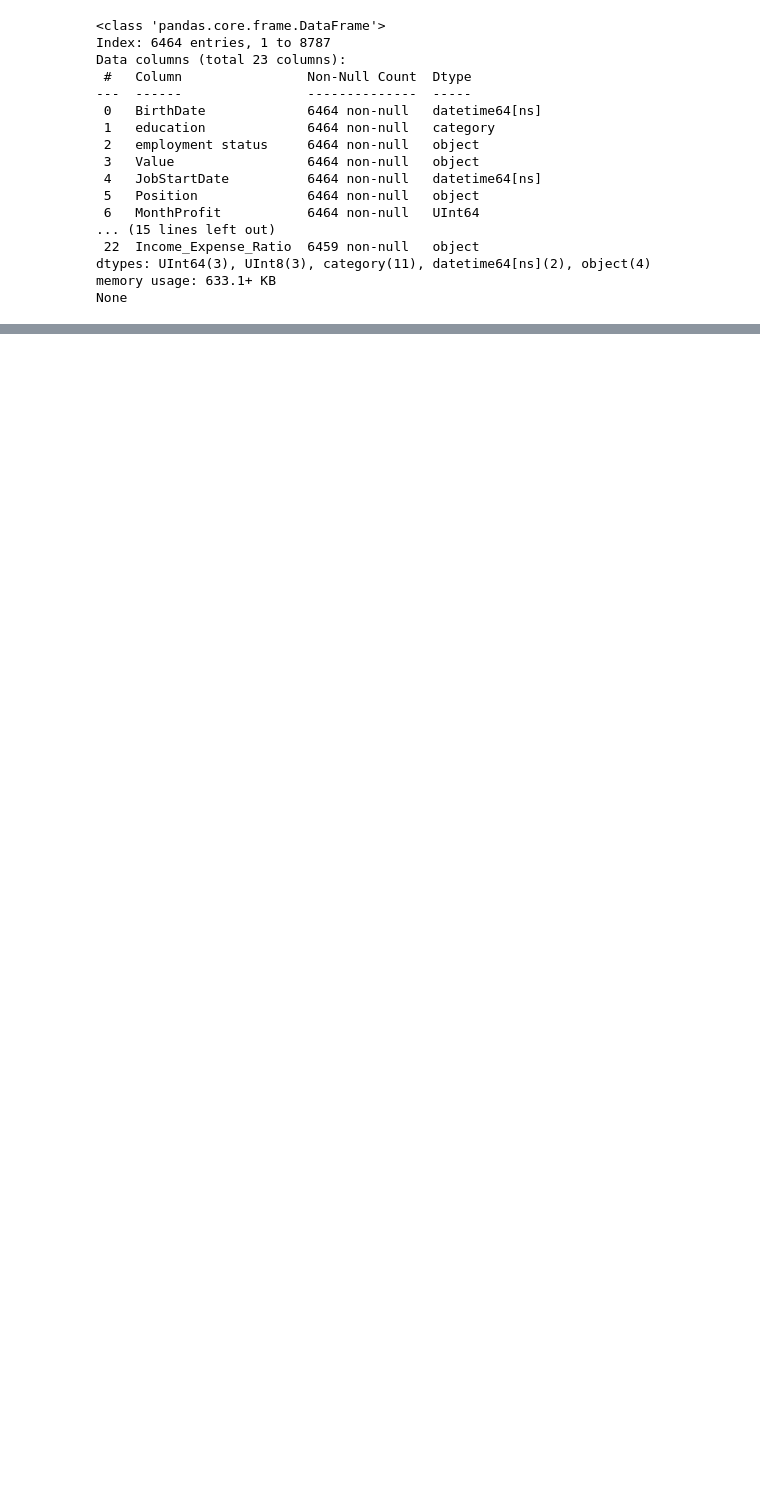
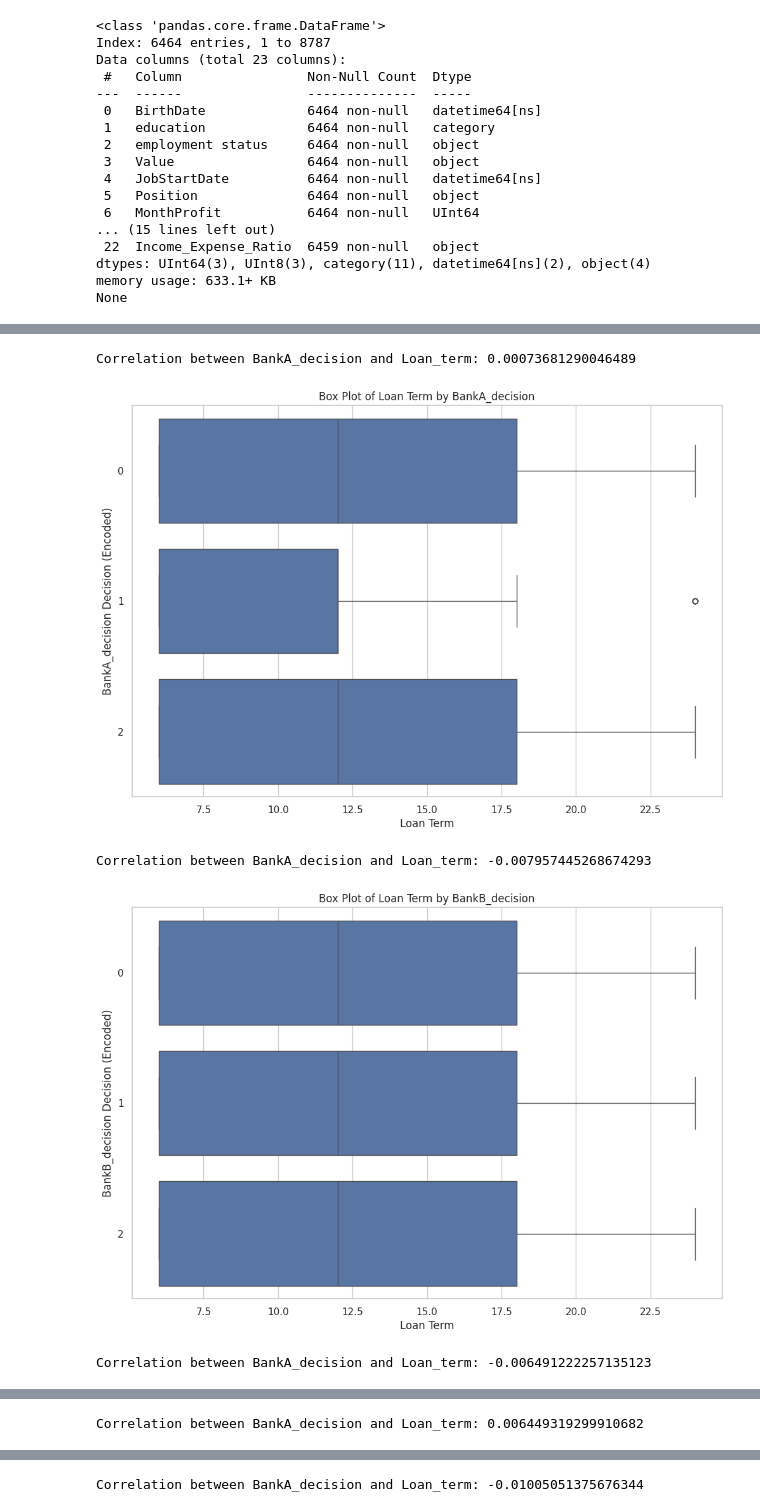
Before and after one commit to dzailz/hakaton_mandarin, a Jupyter notebook: mandarin_data_analisys.ipynb, the cells around one changed output, grey strips where cells are left out. Saved outputs shown, nothing was run; the diff lists cells and outputs as text; code cells hidden in the pictures; blank space fills up the shorter version.

```diff
--- a/mandarin_data_analisys.ipynb
+++ b/mandarin_data_analisys.ipynb
@@ -383,0 +412,33 @@ None
+# %%
+import scipy.stats as stats
+import seaborn as sns
+import matplotlib.pyplot as plt
+from sklearn.preprocessing import LabelEncoder
+
+# List of bank decision columns
+bank_decision_columns = ['BankA_decision', 'BankB_decision', 'BankC_decision', 'BankD_decision', 'BankE_decision']
+
+# Calculate point-biserial correlation with loan term for each bank decision
+label_encoder = LabelEncoder()
+for bank in bank_decision_columns:
+    df[bank] = label_encoder.fit_transform(df[bank])
+
+    # Calculate point-biserial correlation with loan term for 'BankA_decision_encoded'
+    correlation, _ = stats.pointbiserialr(df[bank], df['Loan_term'])
+
+    # Display the correlation coefficient
+    print(f"Correlation between BankA_decision and Loan_term: {correlation}")
+
+    # Visualize the relationship using a box plot
+    plt.figure(figsize=(12, 8))
+    sns.boxplot(x='Loan_term', y=bank, data=df, orient='h')
+    plt.title(f'Box Plot of Loan Term by {bank}')
+    plt.xlabel('Loan Term')
+    plt.ylabel(f'{bank} Decision (Encoded)')
+    plt.show()
+# %% [output]
+Correlation between BankA_decision and Loan_term: 0.00073681290046489
+[figure, added]
+Correlation between BankA_decision and Loan_term: -0.007957445268674293
+[figure, added]
+Correlation between BankA_decision and Loan_term: -0.006491222257135123
@@ -383,0 +446 @@ None
+Correlation between BankA_decision and Loan_term: 0.006449319299910682
@@ -383,0 +448 @@ None
+Correlation between BankA_decision and Loan_term: -0.01005051375676344
```
Also changed, not shown: parts of 9 cells of this notebook, 9 other files.
